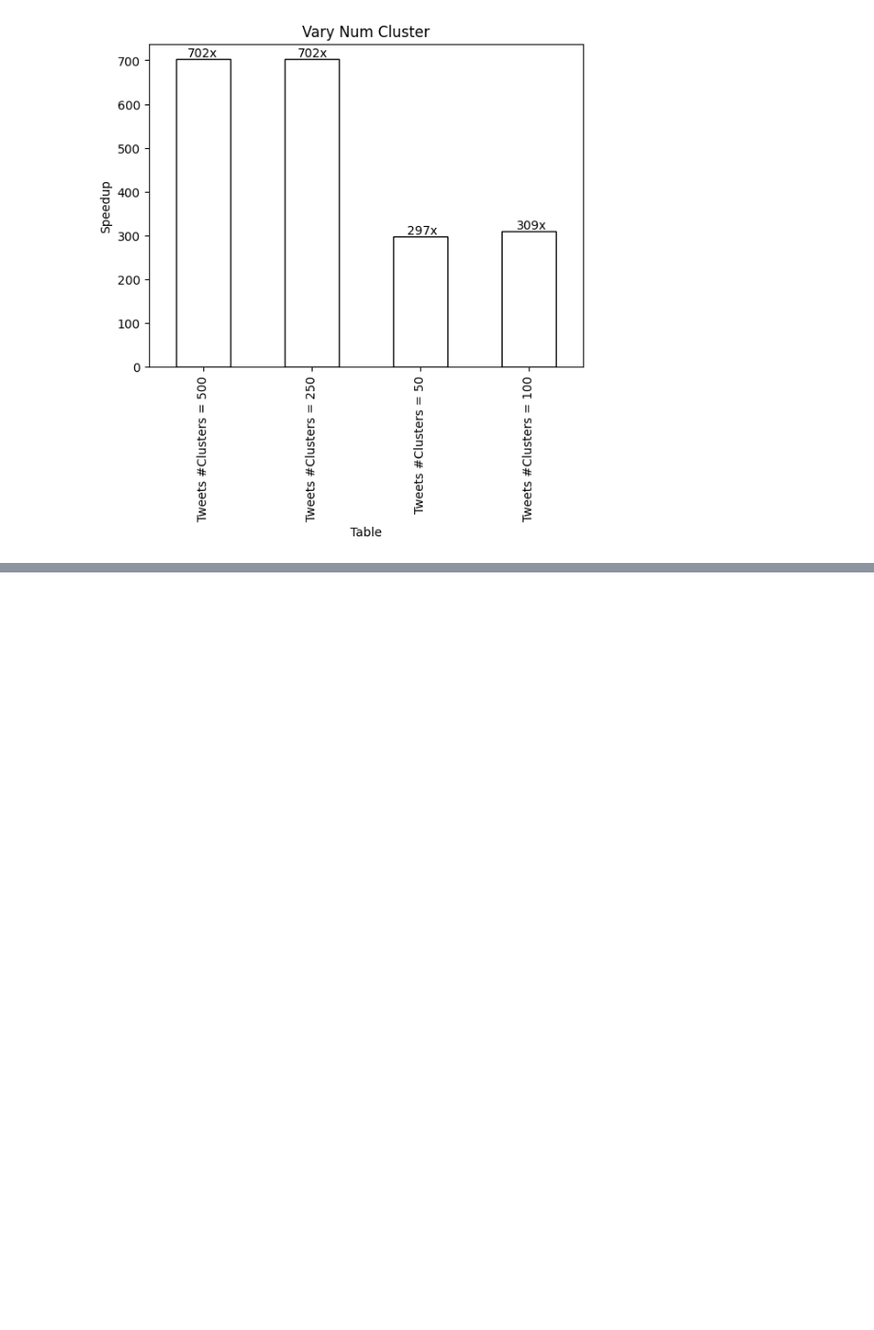
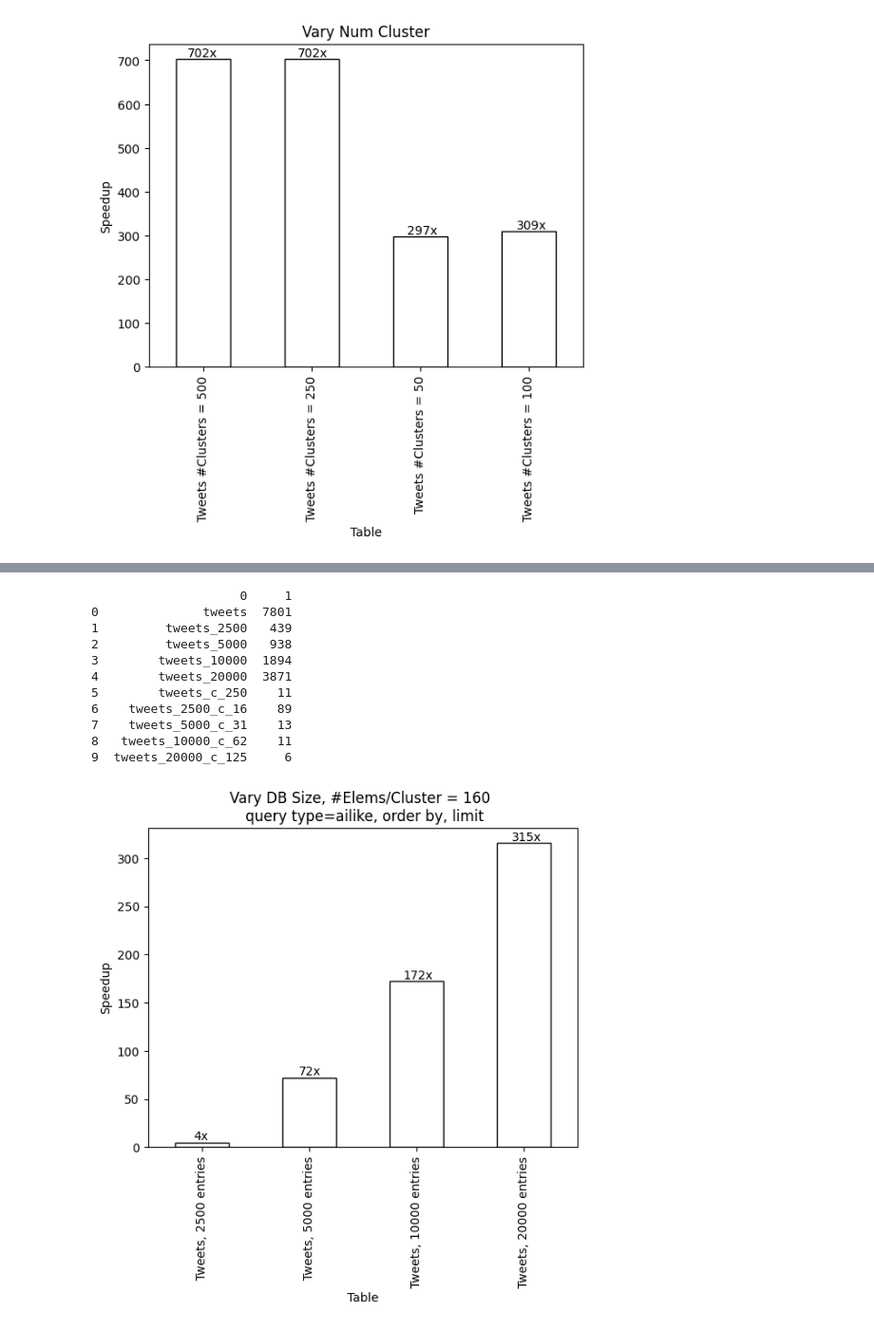
Before and after one commit to PeterHolderrieth/AILIKE, a Jupyter notebook: go-db/godb/benchmark_results/Untitled.ipynb, the cells around one changed output, grey strips where cells are left out. Shown at 95% size. Cells and saved outputs as stored; diff of their text form; code cells hidden in the pictures; blank space fills up the shorter version.

```diff
--- a/go-db/godb/benchmark_results/Untitled.ipynb
+++ b/go-db/godb/benchmark_results/Untitled.ipynb
@@ -92,0 +116,20 @@ plot_accuracy("/Users/manyab/AILIKE/go-db/godb/benchmark_results/var_n",
+# %%
+plot_speedup("/Users/manyab/AILIKE/go-db/godb/benchmark_results/var_db_size",
+             {"tweets_2500_c_16" : "tweets_2500",
+              "tweets_5000_c_31" : "tweets_5000",
+              "tweets_10000_c_62" : "tweets_10000",
+              "tweets_20000_c_125" : "tweets_10000",},
+               name = "Vary DB Size, #Elems/Cluster = 160 \n query type=ailike, order by, limit",)
+# %% [output]
+                    0     1
+0              tweets  7801
+1         tweets_2500   439
+2         tweets_5000   938
+3        tweets_10000  1894
+4        tweets_20000  3871
+5        tweets_c_250    11
+6    tweets_2500_c_16    89
+7    tweets_5000_c_31    13
+8   tweets_10000_c_62    11
+9  tweets_20000_c_125     6
+[figure, added]
```
Also changed, not shown: parts of 7 cells of this notebook, 47 other files.
